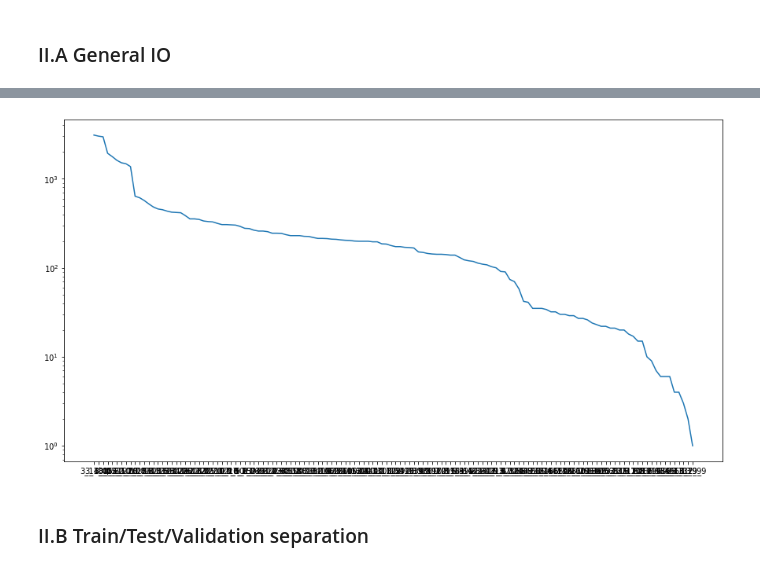
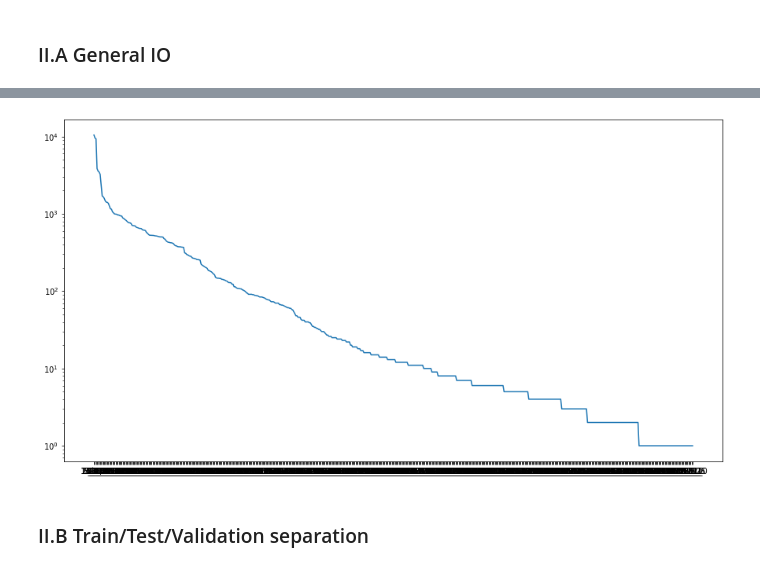
Before and after one commit to EtWnn/AlphaTerminal, a Jupyter notebook: single_eagle_training_v2.ipynb, the cells around one changed output, grey strips where cells are left out. Saved outputs shown, nothing was run; the diff lists cells and outputs as text; code cells hidden in the pictures.

```diff
--- a/single_eagle_training_v2.ipynb
+++ b/single_eagle_training_v2.ipynb
@@ -61,0 +25,5 @@ Index(['match_id', 'flipped', 'image_units', 'p1_health', 'p1_cores',
+# %%
+bdd_handler = GeneralBDDHandler()
+general_bdd = pd.read_csv('datasets/generalIO_v2.csv', delimiter = ";")
+general_bdd['units_list'] = general_bdd['units_list'].apply(bdd_handler.convertUnitsList)
+general_bdd.info()
@@ -62,15 +56,15 @@ Index(['match_id', 'flipped', 'image_units', 'p1_health', 'p1_cores',
 # %%
 # output class representation
 
 fig = plt.figure(figsize = (15,8))
 ax = fig.add_subplot(1,1,1)
 
-ax.plot(general_bdd['output'].value_counts(), label = 'mamber count per class')
+ax.plot(general_bdd['output'].value_counts(), label = 'member count per class')
 
 ax.set_yscale('log')
 plt.show()
 # %% [output]
-[figure, old version]
+[figure, new version]
 # %% [markdown]
 ### II.B Train/Test/Validation separation
 # %%
```
Also changed, not shown: parts of 6 cells of this notebook, 5 other files.
